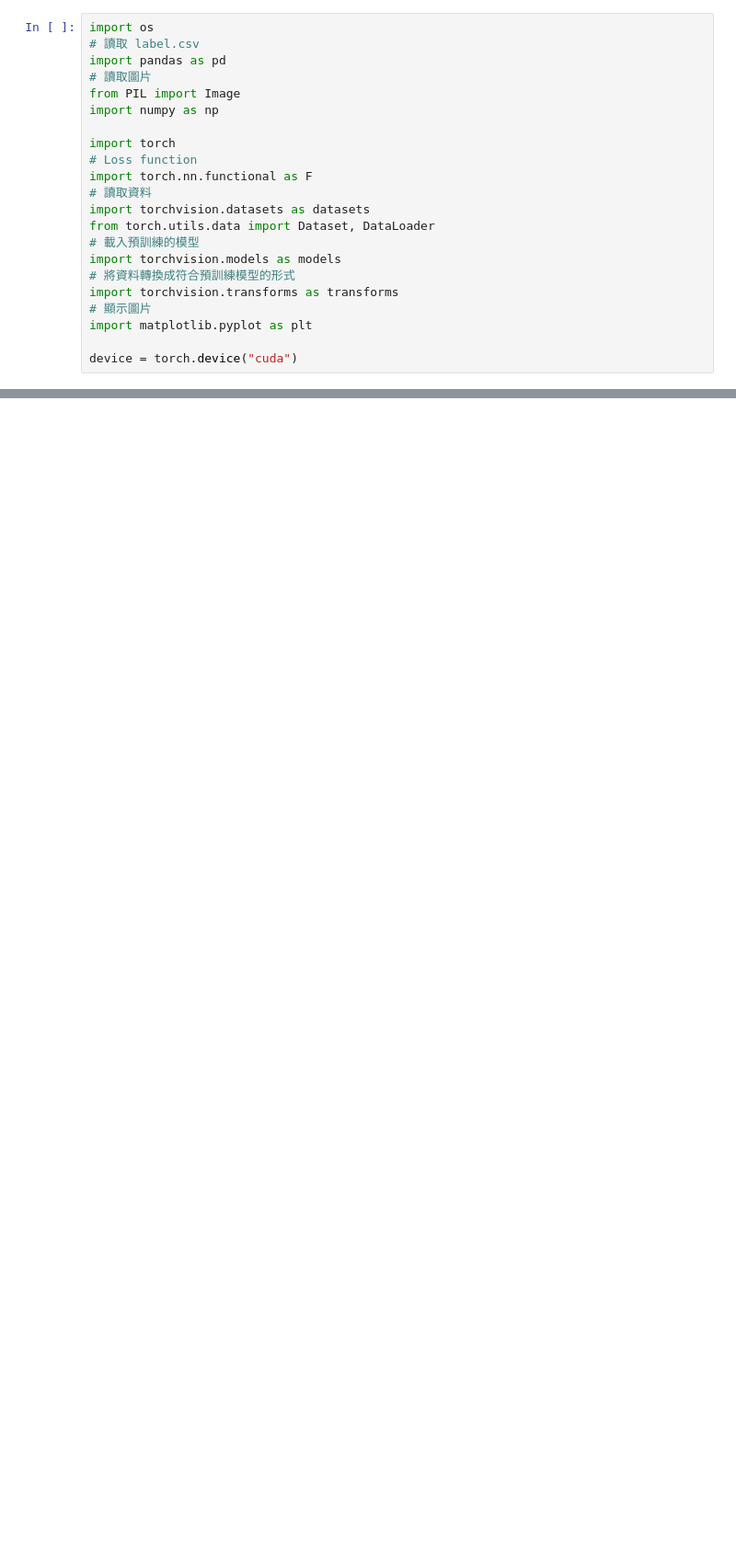
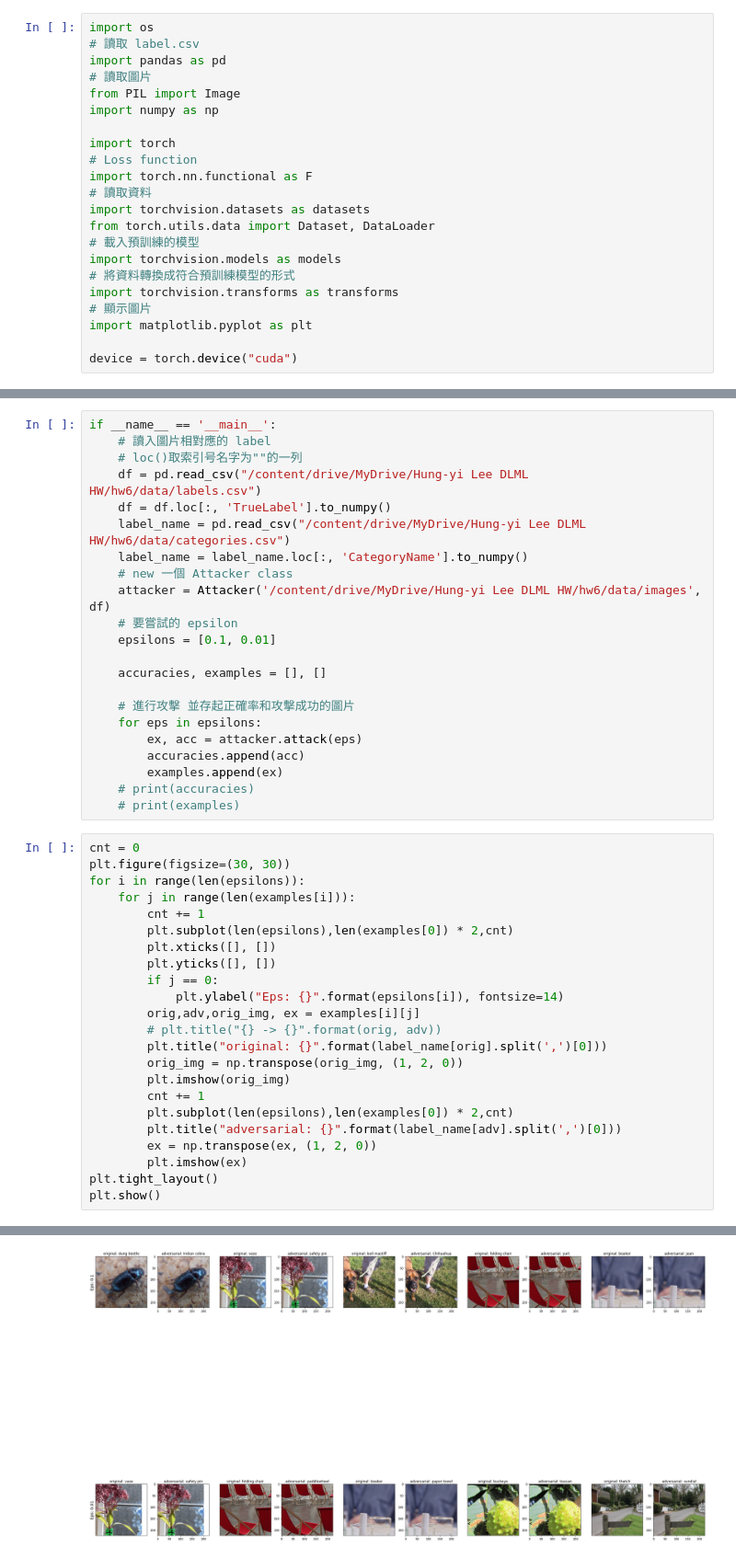
Before and after one commit to atao99/HungyiML, a Jupyter notebook: hw6.ipynb, the cells around one changed output, grey strips where cells are left out. Shown at 92% size. Cells and saved outputs as stored; diff of their text form; blank space fills up the shorter version.

```diff
--- a/hw6.ipynb
+++ b/hw6.ipynb
@@ -71,0 +151,46 @@ class Adverdataset(Dataset):
+# %%
+if __name__ == '__main__':
+    # 讀入圖片相對應的 label
+    # loc()取索引号名字为""的一列
+    df = pd.read_csv("/content/drive/MyDrive/Hung-yi Lee DLML HW/hw6/data/labels.csv")
+    df = df.loc[:, 'TrueLabel'].to_numpy()
+    label_name = pd.read_csv("/content/drive/MyDrive/Hung-yi Lee DLML HW/hw6/data/categories.csv")
+    label_name = label_name.loc[:, 'CategoryName'].to_numpy()
+    # new 一個 Attacker class
+    attacker = Attacker('/content/drive/MyDrive/Hung-yi Lee DLML HW/hw6/data/images', df)
+    # 要嘗試的 epsilon
+    epsilons = [0.1, 0.01]
+
+    accuracies, examples = [], []
+
+    # 進行攻擊 並存起正確率和攻擊成功的圖片
+    for eps in epsilons:
+        ex, acc = attacker.attack(eps)
+        accuracies.append(acc)
+        examples.append(ex)
+    # print(accuracies)
+    # print(examples)
+# %%
+cnt = 0
+plt.figure(figsize=(30, 30))
+for i in range(len(epsilons)):
+    for j in range(len(examples[i])):
+        cnt += 1
+        plt.subplot(len(epsilons),len(examples[0]) * 2,cnt)
+        plt.xticks([], [])
+        plt.yticks([], [])
+        if j == 0:
+            plt.ylabel("Eps: {}".format(epsilons[i]), fontsize=14)
+        orig,adv,orig_img, ex = examples[i][j]
+        # plt.title("{} -> {}".format(orig, adv))
+        plt.title("original: {}".format(label_name[orig].split(',')[0]))
+        orig_img = np.transpose(orig_img, (1, 2, 0))
+        plt.imshow(orig_img)
+        cnt += 1
+        plt.subplot(len(epsilons),len(examples[0]) * 2,cnt)
+        plt.title("adversarial: {}".format(label_name[adv].split(',')[0]))
+        ex = np.transpose(ex, (1, 2, 0))
+        plt.imshow(ex)
+plt.tight_layout()
+plt.show()
+# %% [output]
@@ -71,0 +205 @@ class Adverdataset(Dataset):
+[figure, added]
```
Also changed, not shown: parts of 5 cells of this notebook.
